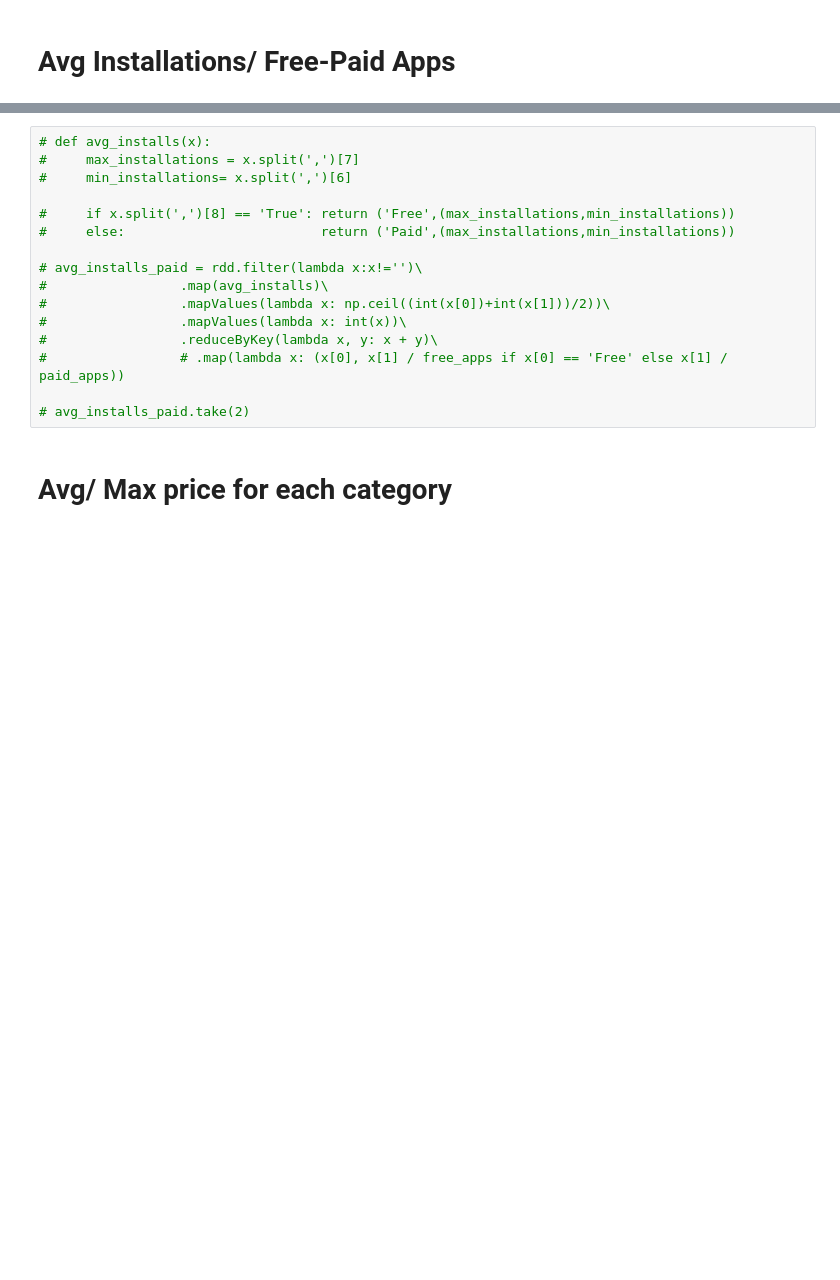
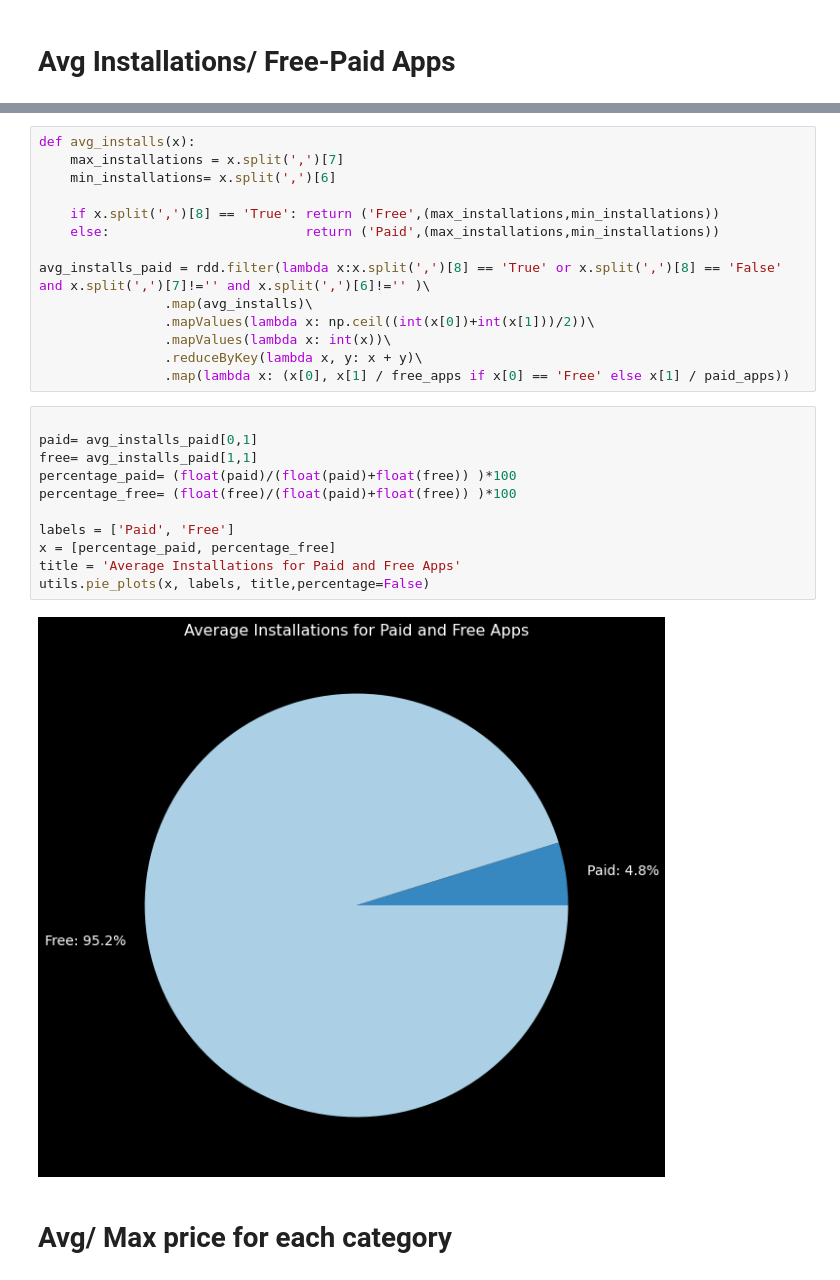
Before and after one commit to aymanreda56/XL-Data, a Jupyter notebook: DataAnalysis/DescriptiveAnalysis/DescriptiveAnalysis.ipynb, the cells around one changed output, grey strips where cells are left out. Cells and saved outputs as stored; diff of their text form; blank space fills up the shorter version.

Commit message:
Average Installations for Free/Paid Apps

```diff
--- a/DataAnalysis/DescriptiveAnalysis/DescriptiveAnalysis.ipynb
+++ b/DataAnalysis/DescriptiveAnalysis/DescriptiveAnalysis.ipynb
@@ -75,19 +79,30 @@ rdd.take(5)
 # %%
-# def avg_installs(x):
-#     max_installations = x.split(',')[7]
-#     min_installations= x.split(',')[6]
+def avg_installs(x):
+    max_installations = x.split(',')[7]
+    min_installations= x.split(',')[6]
 
-#     if x.split(',')[8] == 'True': return ('Free',(max_installations,min_installations))
-#     else:                         return ('Paid',(max_installations,min_installations))
+    if x.split(',')[8] == 'True': return ('Free',(max_installations,min_installations))
+    else:                         return ('Paid',(max_installations,min_installations))
 
-# avg_installs_paid = rdd.filter(lambda x:x!='')\
-#                 .map(avg_installs)\
-#                 .mapValues(lambda x: np.ceil((int(x[0])+int(x[1]))/2))\
-#                 .mapValues(lambda x: int(x))\
-#                 .reduceByKey(lambda x, y: x + y)\
-#                 # .map(lambda x: (x[0], x[1] / free_apps if x[0] == 'Free' else x[1] / paid_apps))
-
-# avg_installs_paid.take(2)
+avg_installs_paid = rdd.filter(lambda x:x.split(',')[8] == 'True' or x.split(',')[8] == 'False' and x.split(',')[7]!='' and x.split(',')[6]!='' )\
+                .map(avg_installs)\
+                .mapValues(lambda x: np.ceil((int(x[0])+int(x[1]))/2))\
+                .mapValues(lambda x: int(x))\
+                .reduceByKey(lambda x, y: x + y)\
+                .map(lambda x: (x[0], x[1] / free_apps if x[0] == 'Free' else x[1] / paid_apps))
+# %%
+
+paid= avg_installs_paid[0,1]
+free= avg_installs_paid[1,1]
+percentage_paid= (float(paid)/(float(paid)+float(free)) )*100
+percentage_free= (float(free)/(float(paid)+float(free)) )*100
+
+labels = ['Paid', 'Free']
+x = [percentage_paid, percentage_free]
+title = 'Average Installations for Paid and Free Apps'
+utils.pie_plots(x, labels, title,percentage=False)
+# %% [output]
+[figure, added]
 # %% [markdown]
 # Avg/ Max price for each category
 # %%
```
Also changed, not shown: parts of 2 cells of this notebook, 1 other file.
